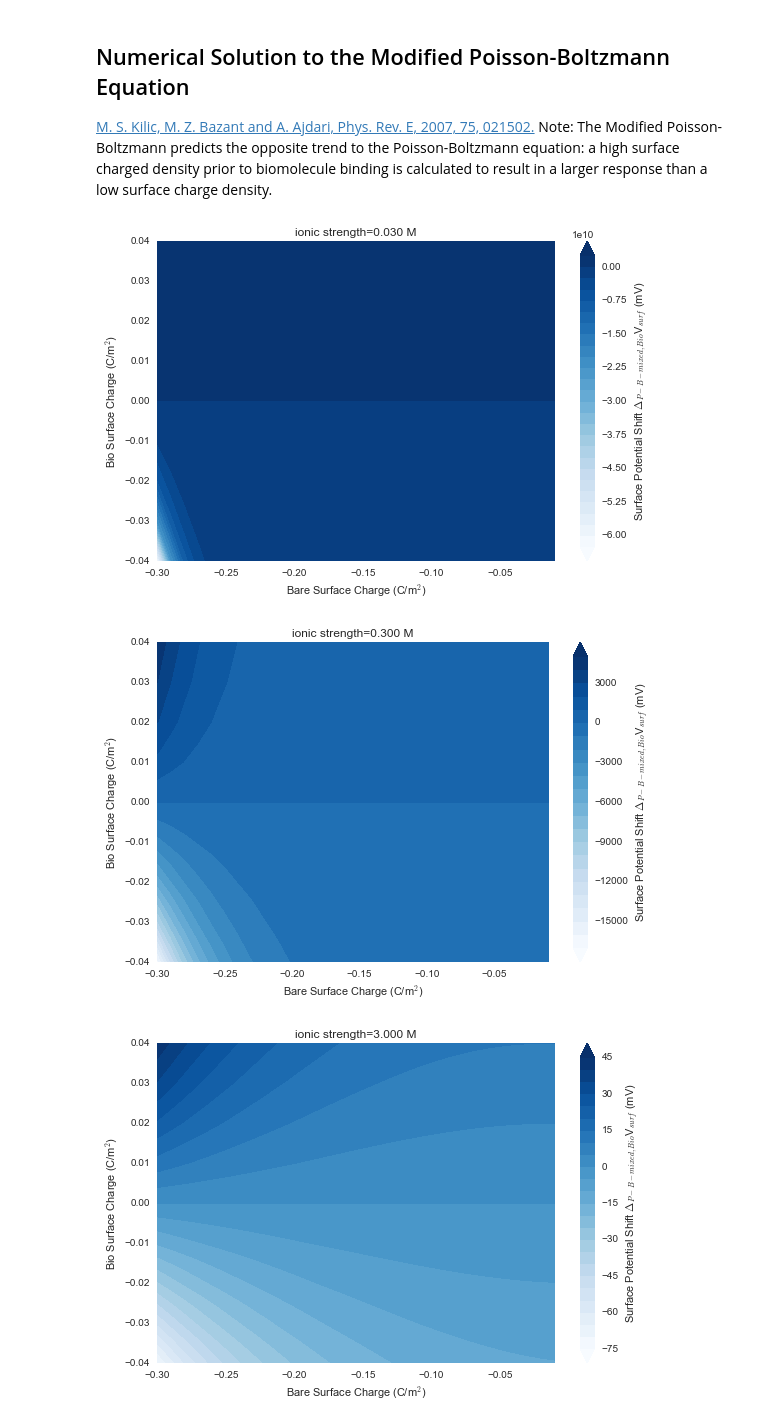
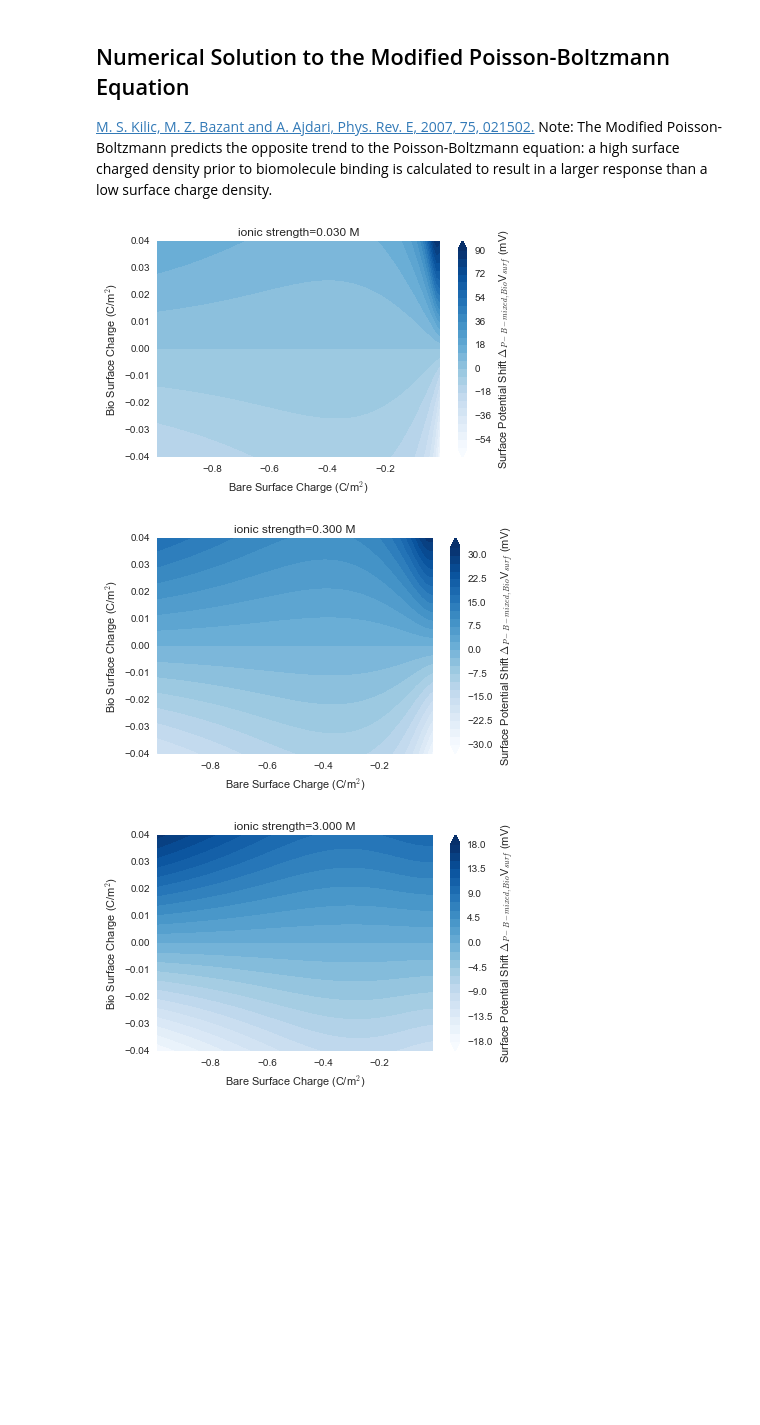
Before and after one commit to bml1g12/P-B-SurfPot-Calc, a Jupyter notebook: SurfaceChargeCalculations.ipynb, the cells around one changed output. Drawn from its saved outputs; the diff is of its cells as text; code cells hidden in the pictures; blank space fills up the shorter version.

```diff
--- a/SurfaceChargeCalculations.ipynb
+++ b/SurfaceChargeCalculations.ipynb
@@ -120,7 +120,7 @@ def delta_psi_monovalent(x,y, ionic_stren):
     Input: The Ionic Strength (in Molar), 'ionic_stren'
     Input: 'x' list of native surface charges (C/m^2)
     Input:  'y' list of biomolecular charges (C/m^2)
-    Returns: The change in surface potential (in Volts) due to a biomolecule charge 'y' added to a bare silica surface charge 'x' (C/m^2)
+    Returns: The change in surface potential (in mV) due to a biomolecule charge 'y' added to a bare silica surface charge 'x' (C/m^2)
 
     Note that, unlike the Debye-Hückel equation, this equation has not been linearised by assuming an inverse hyperbolic sine (asinh) term can be apprximated to x^2.
     Linearising results in the simpler, linear, Debye-Huckel equation, and the concept of a Debye Length
@@ -134,8 +134,11 @@ def delta_psi_monovalent(x,y, ionic_stren):
 xchoice="Bare Surface Charge (C/m$^2$)"
 ychoice="Ionic Strength (M)"
 
-xspan=np.arange(-0.01,-0.301,-0.01) #Bare Surface Charge (C/m$^2$)
-yspan=np.arange(-0.04, 0.041, 0.001) #Bio Surface Charge (C/m$^2$)
+#xspan=np.arange(-0.01,-0.301,-0.01) #Bare Surface Charge (C/m$^2$)
+#yspan=np.arange(-0.04, 0.041, 0.001) #Bio Surface Charge (C/m$^2$)
+
+xspan=np.arange(-0.01,-1.0,-0.01) #Bare Surface Charge (C/m$^2$)
+yspan=np.arange(-0.04, 0.041, 0.01) #Bio Surface Charge (C/m$^2$)
 
 #Select ionic strengths in the following list
 for ionic_stren in [0.03,0.3,3]: #0.1627 M = 1x PBS ionic strength
@@ -162,7 +165,7 @@ def delta_psi_linear_anyvalent(y, ionic_stren):
     The model is the  Debye-Hückel (or linearised Poisson_Boltzmann equation)
     Input: The Ionic Strength (in Molar), 'ionic_stren'
     Input:  'y' list of biomolecular charges to plot (C/m^2)
-    Returns: The change in surface potential (in Volts) due to a biomolecule charge 'y' added to a bare silica surface charge 'x' (C/m^2)
+    Returns: The change in surface potential (in mV) due to a biomolecule charge 'y' added to a bare silica surface charge 'x' (C/m^2)
 
     Note that the Debye-Hückel equation is SurfaceCharge/(permitivity*Debye Length) and thus is linear with respect to Surface Charge.
     Thus the difference in surface charge after addition relative to before addition is the same value regardless of the surface charge,
@@ -222,7 +225,7 @@ def delta_psi_multivalent(sigma_0,sigma_bio, dilution=1):
         #http://arachnoid.com/IPython/equation_solving.html
     sumed=0
     for conc, charge in system:
-        number_dens=conc*1000.*avo_L
+        number_dens=conc*dilution*1000.*avo_L
         sumed+=number_dens*(sympy.exp((-charge*e*x)/(k*T))-1)
 
     prefactor=(2*epsilon_medium*k*T)
@@ -235,7 +238,7 @@ xspan=np.arange(-0.01,-0.31,-0.01) #Bare Surface Charge (C/m$^2$)
 yspan=np.arange(-0.04, 0.04, 0.01) #Bio Surface Charge (C/m$^2$)
 
 #Select ionic strengths in the following list
-for dilution in [0.03,0.3,3]:
+for dilution in [0.03/0.1627,0.3/0.1627,3/0.1627]:
 
     data=[]
     for current_sigmabio in yspan:
@@ -256,38 +259,42 @@ Note: The Modified Poisson-Boltzmann predicts the opposite trend to the Poisson-
 # %%
 x = sympy.symbols("x") # The potential to be solved for numerically.
 
 def delta_psi_mpb(sigma_0,sigma_bio, ionic_stren):
     n_0=ionic_stren*1000.0 # mol/m^3
     number_density_ionic_strength=n_0*avo_L
     kappa=sympy.sqrt((2*n_0*avo_L*(e**2))/(epsilon_medium*k*T))
     debyel=1/kappa
 
     a=184*2e-12 #meters, Size of the ion (in meters, Table 1 paper, Na+) 125 is KCl
+
     nu=2*(a**3)*number_density_ionic_strength # Packing parameter, unitless
+    #Note sinh and not asinh is used as this is not the analytical solution for potential, but the expression for charge density in the edl i.e. surface charge
     #Note that q_edl is positive here, but as I want q_surface I've put a negative sign in front which cancels with the negative sign in the paper to make no sign.
-    eqn=(sympy.sign(x)*2*e*z*number_density_ionic_strength*debyel*sympy.sqrt((2/nu)*sympy.log(1+2*nu*(sympy.asinh(z*e*x/2/k/T))**2)))-sigma_0
-    eqn_bio=(sympy.sign(x)*2*e*z*number_density_ionic_strength*debyel*sympy.sqrt((2/nu)*sympy.log(1+2*nu*(sympy.asinh(z*e*x/2/k/T))**2)))-(sigma_0+sigma_bio)
-    psi=sympy.nsolve(eqn, x, -1e-3, solver='newton') #http://docs.sympy.org/0.7.0/modules/mpmath/calculus/optimization.html
-    psi_bio=sympy.nsolve(eqn_bio, x, -1e-3, solver='newton')
+    eqn=(sympy.sign(x)*2*e*z*number_density_ionic_strength*debyel*sympy.sqrt((2/nu)*sympy.log(1+2*nu*(sympy.sinh(z*e*x/2/k/T))**2)))-sigma_0
+    eqn_bio=(sympy.sign(x)*2*e*z*number_density_ionic_strength*debyel*sympy.sqrt((2/nu)*sympy.log(1+2*nu*(sympy.sinh(z*e*x/2/k/T))**2)))-(sigma_0+sigma_bio)
+    psi=sympy.nsolve(eqn, x, -1e-3, solver='secant') #http://docs.sympy.org/0.7.0/modules/mpmath/calculus/optimization.html
+    psi_bio=sympy.nsolve(eqn_bio, x, -1e-3, solver='secant')
     delta_psi=psi_bio-psi
     return delta_psi*1000 #mV
 
-xspan=np.arange(-0.01,-0.31,-0.01) #Bare Surface Charge (C/m$^2$)
+#xspan=np.arange(-0.01,-0.31,-0.01) #Bare Surface Charge (C/m$^2$)
+#yspan=np.arange(-0.04, 0.041, 0.01) #Bio Surface Charge (C/m$^2$)
+xspan=np.arange(-0.01,-1.0,-0.01) #Bare Surface Charge (C/m$^2$)
 yspan=np.arange(-0.04, 0.041, 0.01) #Bio Surface Charge (C/m$^2$)
 
 #Select ionic strengths in the following list
 for ionic_stren in [0.03,0.3,3]:
 
     data=[]
     for current_sigmabio in yspan:
         row=[]
         for current_sigma0 in xspan:
 
             row.append(delta_psi_mpb(current_sigma0,current_sigmabio,ionic_stren))
         data.append(row)
 
     fig, ax = plot_heatmap(data, xspan, yspan, 'Surface Potential Shift $\Delta$$_{P-B-mixed,Bio}$V$_{surf}$ (mV)',ionic_stren)
 # %% [output]
-[figure, old version]
+[figure, new version]
-[figure, old version]
+[figure, new version]
-[figure, old version]
+[figure, new version]
```
Also changed, not shown: parts of 5 cells of this notebook.
